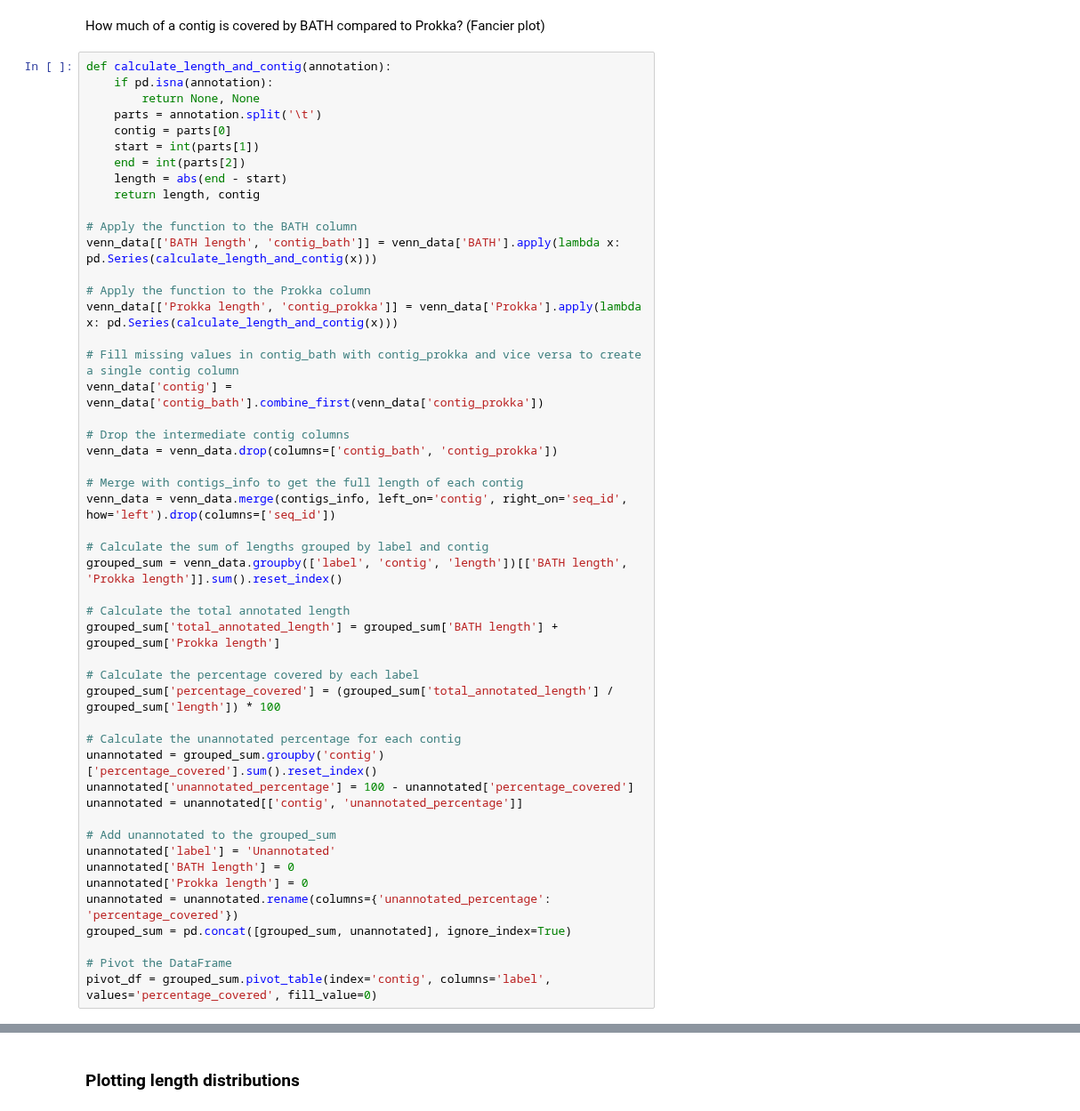
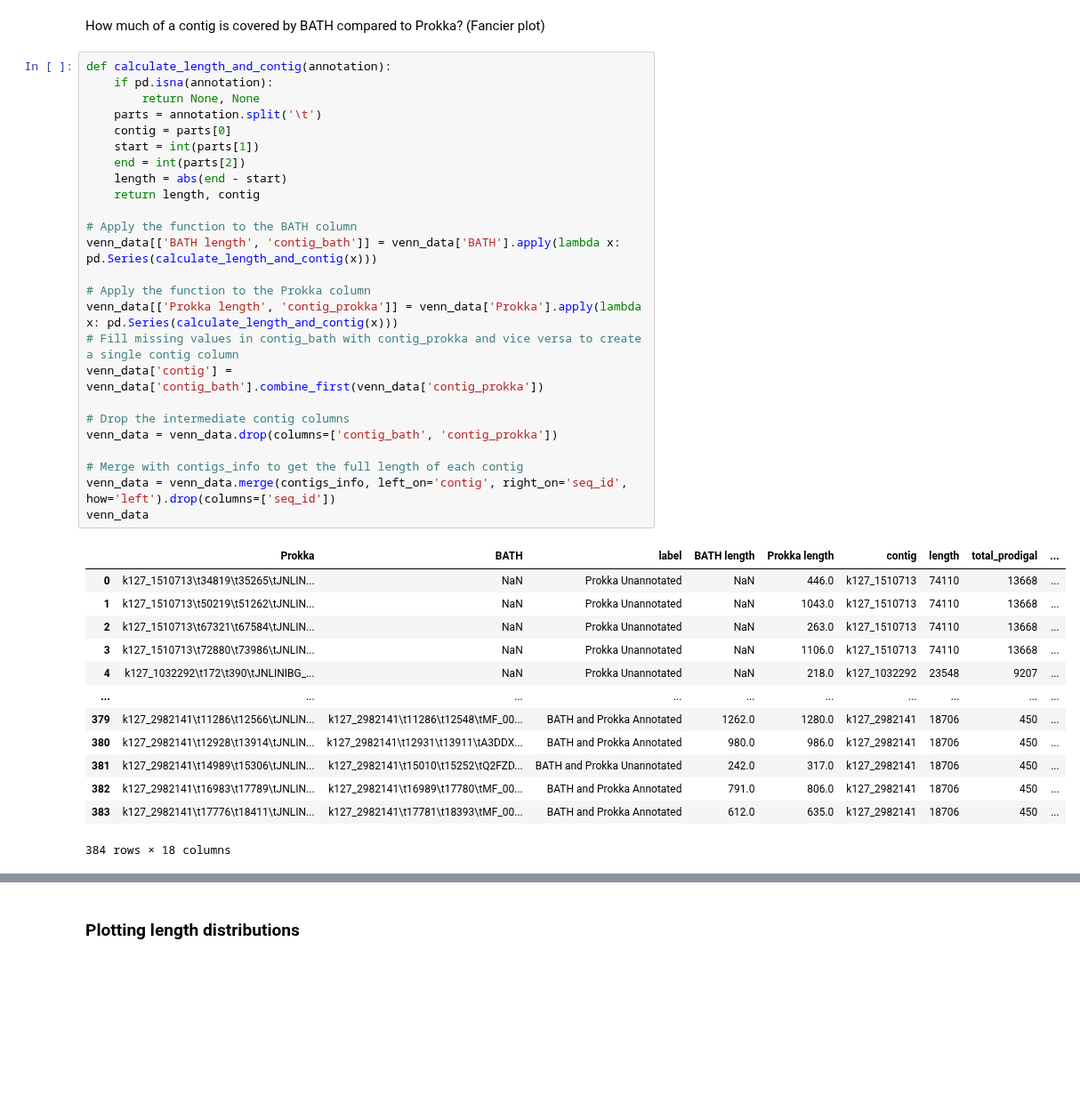
Before and after one commit to NehaSontakk/BATH-Prokka-Comparison, a Jupyter notebook: Length_analysis_TO_do_Aug5.ipynb, the cells around one changed output, grey strips where cells are left out. Shown at 89% size. Cells and saved outputs as stored; diff of their text form; blank space fills up the shorter version.

```diff
--- a/Length_analysis_TO_do_Aug5.ipynb
+++ b/Length_analysis_TO_do_Aug5.ipynb
@@ -235,49 +235,39 @@ How much of a contig is covered by BATH compared to Prokka? (Fancier plot)
 # %%
 def calculate_length_and_contig(annotation):
     if pd.isna(annotation):
         return None, None
     parts = annotation.split('\t')
     contig = parts[0]
     start = int(parts[1])
     end = int(parts[2])
     length = abs(end - start)
     return length, contig
 
 # Apply the function to the BATH column
 venn_data[['BATH length', 'contig_bath']] = venn_data['BATH'].apply(lambda x: pd.Series(calculate_length_and_contig(x)))
 
 # Apply the function to the Prokka column
 venn_data[['Prokka length', 'contig_prokka']] = venn_data['Prokka'].apply(lambda x: pd.Series(calculate_length_and_contig(x)))
-
 # Fill missing values in contig_bath with contig_prokka and vice versa to create a single contig column
 venn_data['contig'] = venn_data['contig_bath'].combine_first(venn_data['contig_prokka'])
 
 # Drop the intermediate contig columns
 venn_data = venn_data.drop(columns=['contig_bath', 'contig_prokka'])
 
 # Merge with contigs_info to get the full length of each contig
 venn_data = venn_data.merge(contigs_info, left_on='contig', right_on='seq_id', how='left').drop(columns=['seq_id'])
-
-# Calculate the sum of lengths grouped by label and contig
-grouped_sum = venn_data.groupby(['label', 'contig', 'length'])[['BATH length', 'Prokka length']].sum().reset_index()
-
-# Calculate the total annotated length
-grouped_sum['total_annotated_length'] = grouped_sum['BATH length'] + grouped_sum['Prokka length']
-
-# Calculate the percentage covered by each label
-grouped_sum['percentage_covered'] = (grouped_sum['total_annotated_length'] / grouped_sum['length']) * 100
-
-# Calculate the unannotated percentage for each contig
-unannotated = grouped_sum.groupby('contig')['percentage_covered'].sum().reset_index()
-unannotated['unannotated_percentage'] = 100 - unannotated['percentage_covered']
-unannotated = unannotated[['contig', 'unannotated_percentage']]
-
-# Add unannotated to the grouped_sum
-unannotated['label'] = 'Unannotated'
-unannotated['BATH length'] = 0
-unannotated['Prokka length'] = 0
-unannotated = unannotated.rename(columns={'unannotated_percentage': 'percentage_covered'})
-grouped_sum = pd.concat([grouped_sum, unannotated], ignore_index=True)
-
-# Pivot the DataFrame
-pivot_df = grouped_sum.pivot_table(index='contig', columns='label', values='percentage_covered', fill_value=0)
+venn_data
+# %% [output]
+|  | Prokka | BATH | label | BATH length | Prokka length | contig | length | total_prodigal | ... |
+| 0 | k127_1510713\t34819\t35265\tJNLIN... | NaN | Prokka Unannotated | NaN | 446.0 | k127_1510713 | 74110 | 13668 | ... |
+| 1 | k127_1510713\t50219\t51262\tJNLIN... | NaN | Prokka Unannotated | NaN | 1043.0 | k127_1510713 | 74110 | 13668 | ... |
+| 2 | k127_1510713\t67321\t67584\tJNLIN... | NaN | Prokka Unannotated | NaN | 263.0 | k127_1510713 | 74110 | 13668 | ... |
+| 3 | k127_1510713\t72880\t73986\tJNLIN... | NaN | Prokka Unannotated | NaN | 1106.0 | k127_1510713 | 74110 | 13668 | ... |
+| 4 | k127_1032292\t172\t390\tJNLINIBG_... | NaN | Prokka Unannotated | NaN | 218.0 | k127_1032292 | 23548 | 9207 | ... |
+| ... | ... | ... | ... | ... | ... | ... | ... | ... | ... |
+| 379 | k127_2982141\t11286\t12566\tJNLIN... | k127_2982141\t11286\t12548\tMF_00... | BATH and Prokka Annotated | 1262.0 | 1280.0 | k127_2982141 | 18706 | 450 | ... |
+| 380 | k127_2982141\t12928\t13914\tJNLIN... | k127_2982141\t12931\t13911\tA3DDX... | BATH and Prokka Annotated | 980.0 | 986.0 | k127_2982141 | 18706 | 450 | ... |
+| 381 | k127_2982141\t14989\t15306\tJNLIN... | k127_2982141\t15010\t15252\tQ2FZD... | BATH and Prokka Unannotated | 242.0 | 317.0 | k127_2982141 | 18706 | 450 | ... |
+| 382 | k127_2982141\t16983\t17789\tJNLIN... | k127_2982141\t16989\t17780\tMF_00... | BATH and Prokka Annotated | 791.0 | 806.0 | k127_2982141 | 18706 | 450 | ... |
+| 383 | k127_2982141\t17776\t18411\tJNLIN... | k127_2982141\t17781\t18393\tMF_00... | BATH and Prokka Annotated | 612.0 | 635.0 | k127_2982141 | 18706 | 450 | ... |
+384 rows × 18 columns
```
Also changed, not shown: parts of 3 cells of this notebook.
